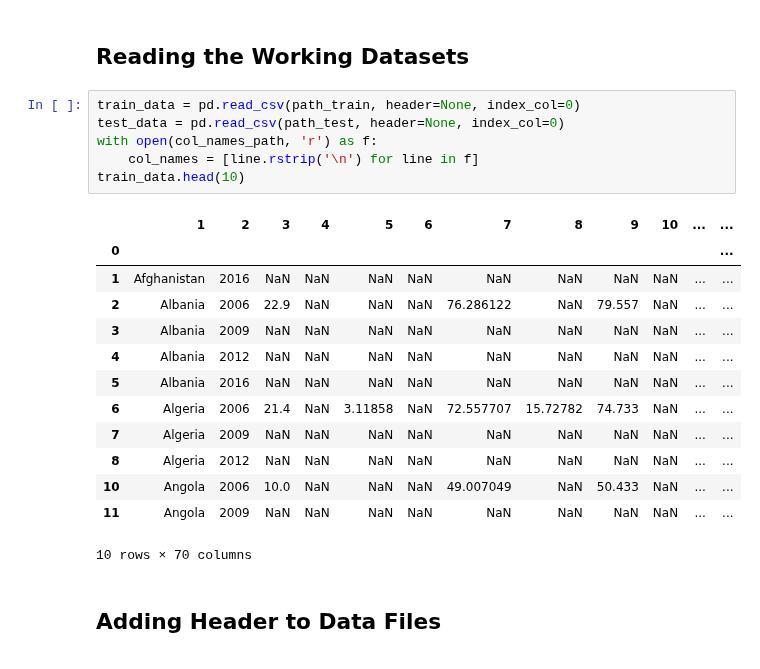
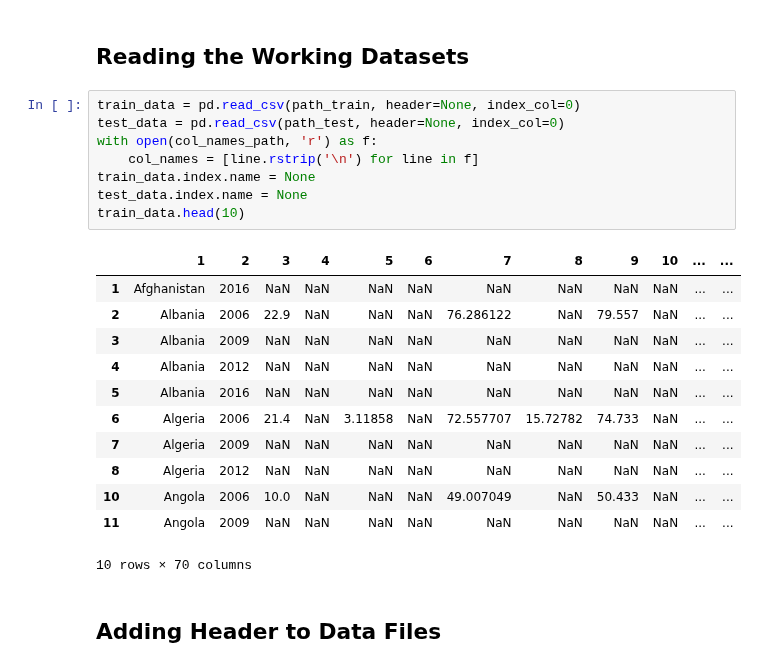
Before and after one commit to acrola/WorkShopDS, a Jupyter notebook: Project-Notebook.ipynb, the cells around one changed output. Saved outputs shown, nothing was run; the diff lists cells and outputs as text.

```diff
--- a/Project-Notebook.ipynb
+++ b/Project-Notebook.ipynb
@@ -190,12 +171,13 @@ Done downloading and saving data
 # %%
 train_data = pd.read_csv(path_train, header=None, index_col=0)
 test_data = pd.read_csv(path_test, header=None, index_col=0)
 with open(col_names_path, 'r') as f:
     col_names = [line.rstrip('\n') for line in f]
+train_data.index.name = None
+test_data.index.name = None
 train_data.head(10)
 # %% [output]
 |  | 1 | 2 | 3 | 4 | 5 | 6 | 7 | 8 | 9 | 10 | ... | ... |
-| 0 |  |  |  |  |  |  |  |  |  |  |  | ... |
 | 1 | Afghanistan | 2016 | NaN | NaN | NaN | NaN | NaN | NaN | NaN | NaN | ... | ... |
 | 2 | Albania | 2006 | 22.9 | NaN | NaN | NaN | 76.286122 | NaN | 79.557 | NaN | ... | ... |
 | 3 | Albania | 2009 | NaN | NaN | NaN | NaN | NaN | NaN | NaN | NaN | ... | ... |
```
Also changed, not shown: parts of 3 cells of this notebook.
